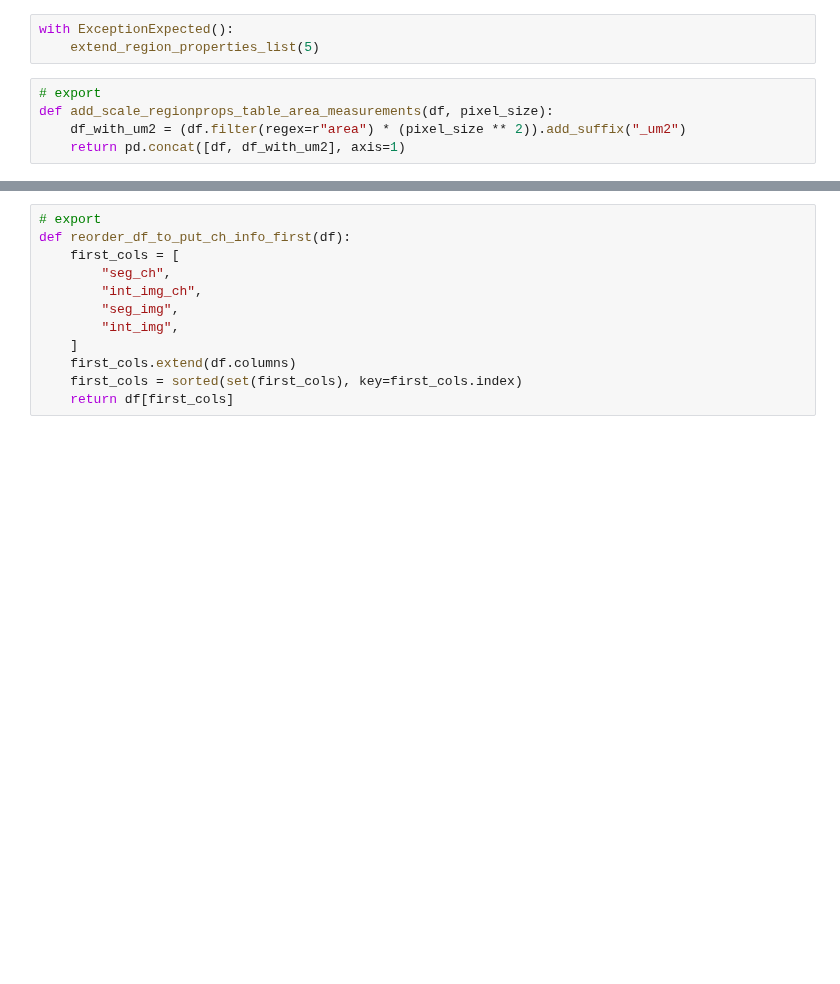
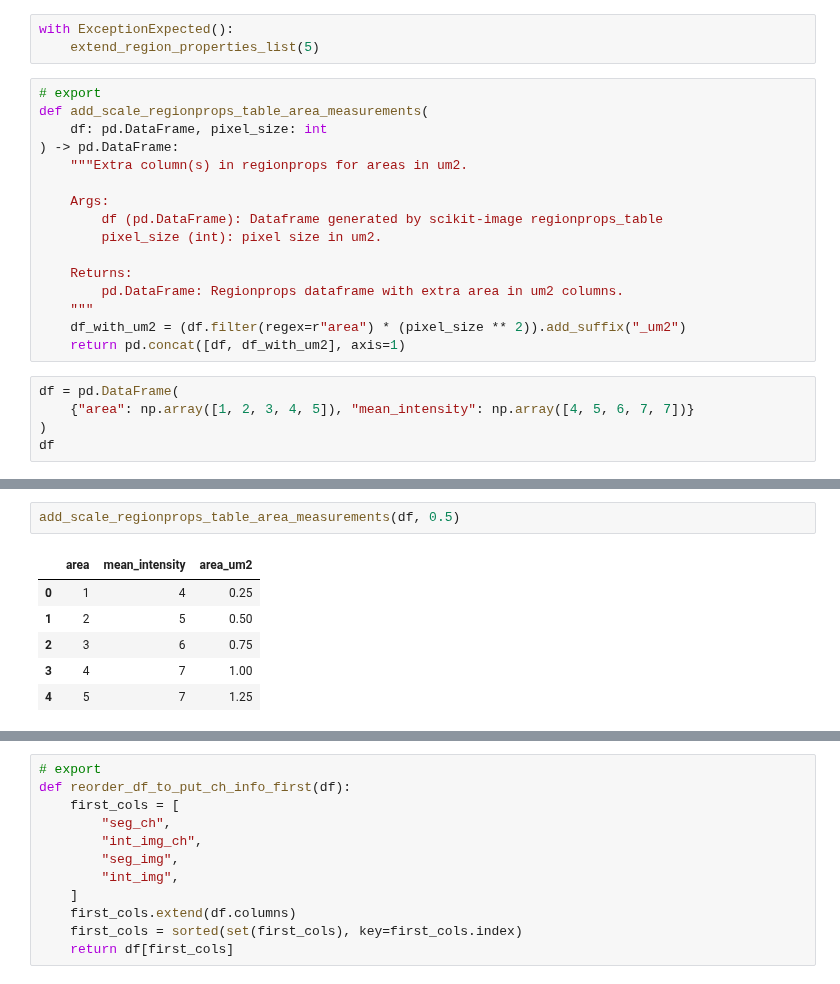
Before and after one commit to morriso1/clonedetective, a Jupyter notebook: 00_utils.ipynb, the cells around one changed output, grey strips where cells are left out. Saved outputs shown, nothing was run; the diff lists cells and outputs as text; blank space fills up the shorter version.

Commit message:
docs string for add_scale_regionprops_table_area_measurements

```diff
--- a/00_utils.ipynb
+++ b/00_utils.ipynb
@@ -290,6 +290,22 @@ with ExceptionExpected():
     extend_region_properties_list(5)
 # %%
 # export
-def add_scale_regionprops_table_area_measurements(df, pixel_size):
+def add_scale_regionprops_table_area_measurements(
+    df: pd.DataFrame, pixel_size: int
+) -> pd.DataFrame:
+    """Extra column(s) in regionprops for areas in um2.
+
+    Args:
+        df (pd.DataFrame): Dataframe generated by scikit-image regionprops_table
+        pixel_size (int): pixel size in um2.
+
+    Returns:
+        pd.DataFrame: Regionprops dataframe with extra area in um2 columns.
+    """
     df_with_um2 = (df.filter(regex=r"area") * (pixel_size ** 2)).add_suffix("_um2")
     return pd.concat([df, df_with_um2], axis=1)
+# %%
+df = pd.DataFrame(
+    {"area": np.array([1, 2, 3, 4, 5]), "mean_intensity": np.array([4, 5, 6, 7, 7])}
+)
+df
@@ -295,0 +319,9 @@ def add_scale_regionprops_table_area_measurements(df, pixel_size):
+# %%
+add_scale_regionprops_table_area_measurements(df, 0.5)
+# %% [output]
+|  | area | mean_intensity | area_um2 |
+| 0 | 1 | 4 | 0.25 |
+| 1 | 2 | 5 | 0.50 |
+| 2 | 3 | 6 | 0.75 |
+| 3 | 4 | 7 | 1.00 |
+| 4 | 5 | 7 | 1.25 |
```
Also changed, not shown: parts of 3 cells of this notebook, 4 other files.
